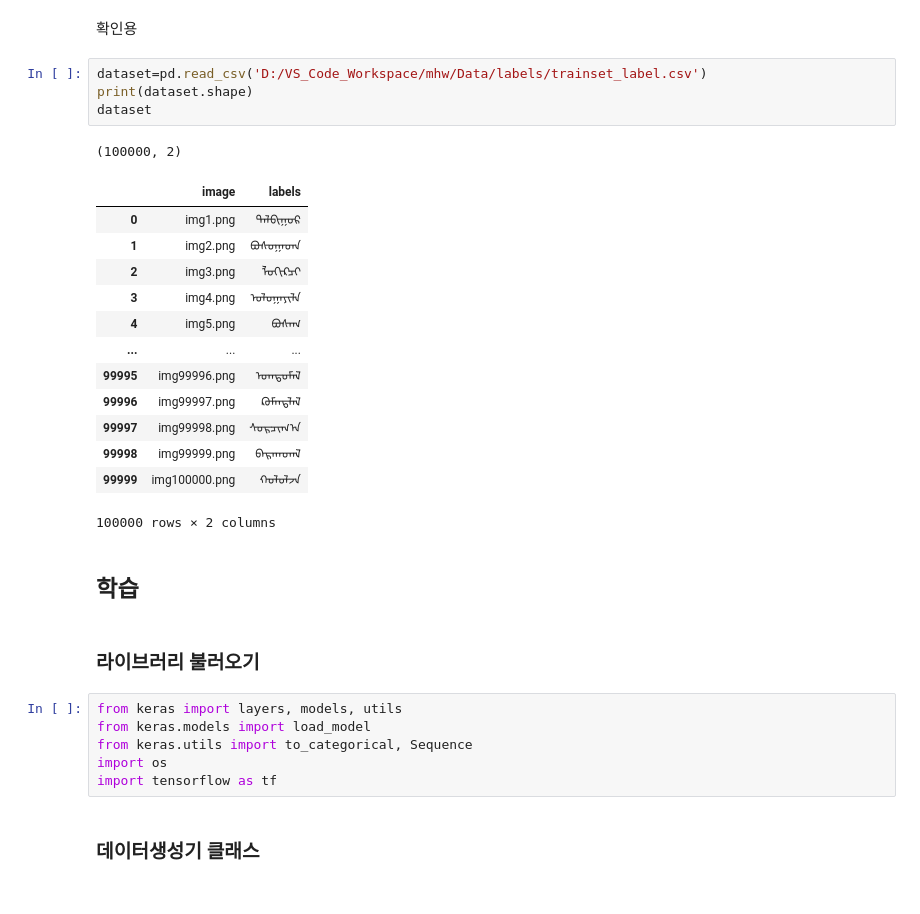
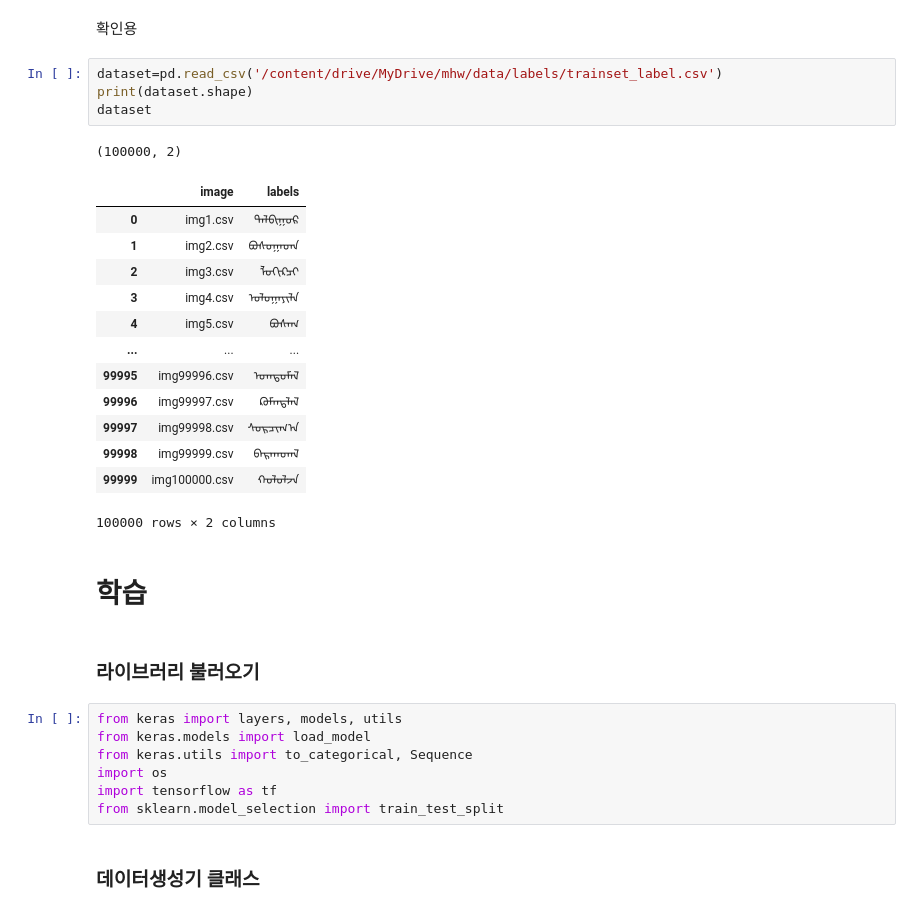
Before and after one commit to spiderpupa/traditional-mongolic-handwritten, a Jupyter notebook: traditional_mongolic_handwritten.ipynb, the cells around one changed output. Drawn from its saved outputs; the diff is of its cells as text.

```diff
--- a/traditional_mongolic_handwritten.ipynb
+++ b/traditional_mongolic_handwritten.ipynb
@@ -149,26 +149,26 @@ del(trainset_labels)
 # %% [markdown]
 확인용
 # %%
-dataset=pd.read_csv('D:/VS_Code_Workspace/mhw/Data/labels/trainset_label.csv')
+dataset=pd.read_csv('/content/drive/MyDrive/mhw/data/labels/trainset_label.csv')
 print(dataset.shape)
 dataset
 # %% [output]
 (100000, 2)
 |  | image | labels |
-| 0 | img1.png | ᠲᠠᠯᠪᠢᠭᠤᠷ |
-| 1 | img2.png | ᠪᠣᠰᠤᠭᠠᠳᠠ |
-| 2 | img3.png | ᠯᠣᠭᠢᠺᠴᠢ |
-| 3 | img4.png | ᠣᠯᠣᠭᠠᠶᠢᠯᠠ |
-| 4 | img5.png | ᠪᠤᠰᠠᠭ |
+| 0 | img1.csv | ᠲᠠᠯᠪᠢᠭᠤᠷ |
+| 1 | img2.csv | ᠪᠣᠰᠤᠭᠠᠳᠠ |
+| 2 | img3.csv | ᠯᠣᠭᠢᠺᠴᠢ |
+| 3 | img4.csv | ᠣᠯᠣᠭᠠᠶᠢᠯᠠ |
+| 4 | img5.csv | ᠪᠤᠰᠠᠭ |
 | ... | ... | ... |
-| 99995 | img99996.png | ᠤᠭᠲᠤᠮᠠᠯ |
-| 99996 | img99997.png | ᠺᠣᠮᠠᠨᠳ᠋ᠯᠠᠯ |
-| 99997 | img99998.png | ᠰᠤᠷᠴᠢᠬ᠎ᠠ |
-| 99998 | img99999.png | ᠪᠠᠷᠠᠭᠳᠠᠯ |
-| 99999 | img100000.png | ᠬᠤᠯᠤᠯᠵᠠ |
+| 99995 | img99996.csv | ᠤᠭᠲᠤᠮᠠᠯ |
+| 99996 | img99997.csv | ᠺᠣᠮᠠᠨᠳ᠋ᠯᠠᠯ |
+| 99997 | img99998.csv | ᠰᠤᠷᠴᠢᠬ᠎ᠠ |
+| 99998 | img99999.csv | ᠪᠠᠷᠠᠭᠳᠠᠯ |
+| 99999 | img100000.csv | ᠬᠤᠯᠤᠯᠵᠠ |
 100000 rows × 2 columns
 # %% [markdown]
-## 학습
+# 학습
 # %% [markdown]
 ### 라이브러리 불러오기
 # %%
@@ -177,6 +177,7 @@ from keras.models import load_model
 from keras.utils import to_categorical, Sequence
 import os
 import tensorflow as tf
+from sklearn.model_selection import train_test_split
 # %% [markdown]
 ### 데이터생성기 클래스
 # %%
```
Also changed, not shown: parts of 27 cells of this notebook.
